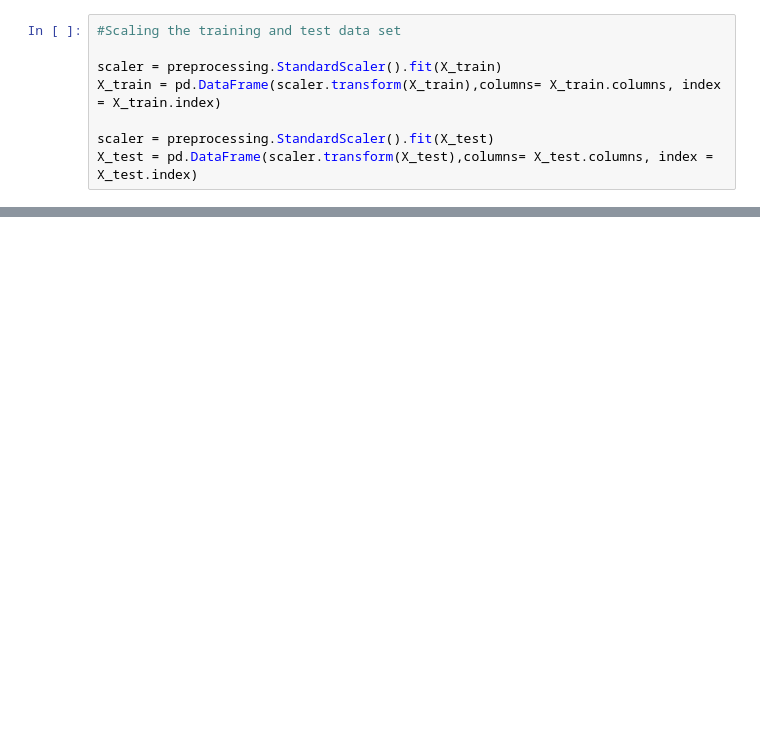
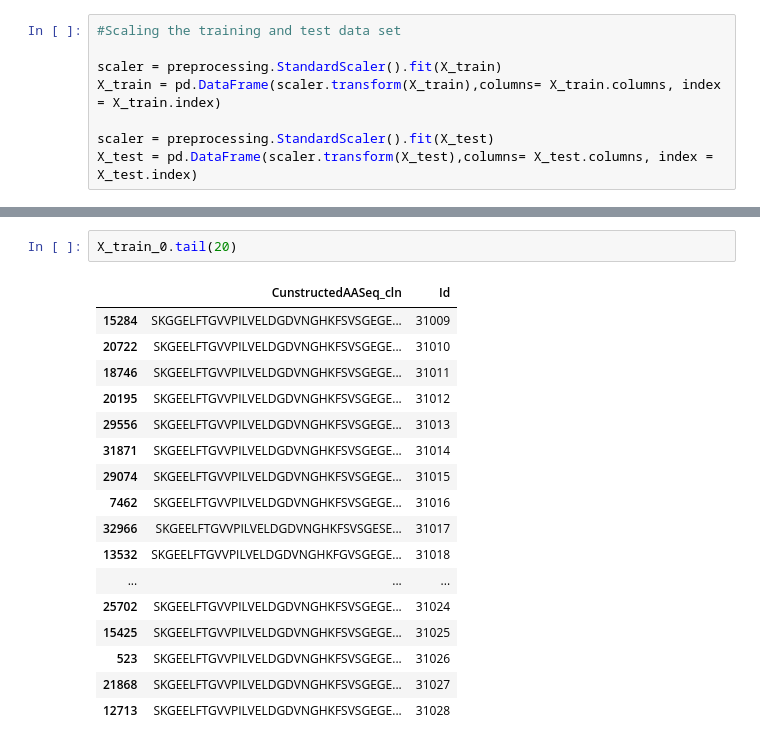
Before and after one commit to gkant06/Binary-Classification, a Jupyter notebook: Classification of Green Fluoroscent Protein .ipynb, the cells around one changed output, grey strips where cells are left out. Saved outputs shown, nothing was run; the diff lists cells and outputs as text; blank space fills up the shorter version.

```diff
--- a/Classification of Green Fluoroscent Protein .ipynb
+++ b/Classification of Green Fluoroscent Protein .ipynb
@@ -158,0 +221,20 @@ ValueError: Found input variables with inconsistent numbers of samples: [31029,
+# %%
+X_train_0.tail(20)
+# %% [output]
+|  | CunstructedAASeq_cln | Id |
+| 15284 | SKGGELFTGVVPILVELDGDVNGHKFSVSGEGE... | 31009 |
+| 20722 | SKGEELFTGVVPILVELDGDVNGHKFSVSGEGE... | 31010 |
+| 18746 | SKGEELFTGVVPILVELDGDVNGHKFSVSGEGE... | 31011 |
+| 20195 | SKGEELFTGVVPILVELDGDVNGHKFSVSGEGE... | 31012 |
+| 29556 | SKGEELFTGVVPILVELDGDVNGHKFSVSGEGE... | 31013 |
+| 31871 | SKGEELFTGVVPILVELDGDVNGHKFSVSGEGE... | 31014 |
+| 29074 | SKGEELFTGVVPILVELDGDVNGHKFSVSGEGE... | 31015 |
+| 7462 | SKGEELFTGVVPILVELDGDVNGHKFSVSGEGE... | 31016 |
+| 32966 | SKGEELFTGVVPILVELDGDVNGHKFSVSGESE... | 31017 |
+| 13532 | SKGEELFTGVVPILVELDGDVNGHKFGVSGEGE... | 31018 |
+| ... | ... | ... |
+| 25702 | SKGEELFTGVVPILVELDGDVNGHKFSVSGEGE... | 31024 |
+| 15425 | SKGEELFTGVVPILVELDGDVNGHKFSVSGEGE... | 31025 |
+| 523 | SKGEELFTGVVPILVELDGDVNGHKFSVSGEGE... | 31026 |
+| 21868 | SKGEELFTGVVPILVELDGDVNGHKFSVSGEGE... | 31027 |
+| 12713 | SKGEELFTGVVPILVELDGDVNGHKFSVSGEGE... | 31028 |
```
Also changed, not shown: parts of 20 cells of this notebook.
